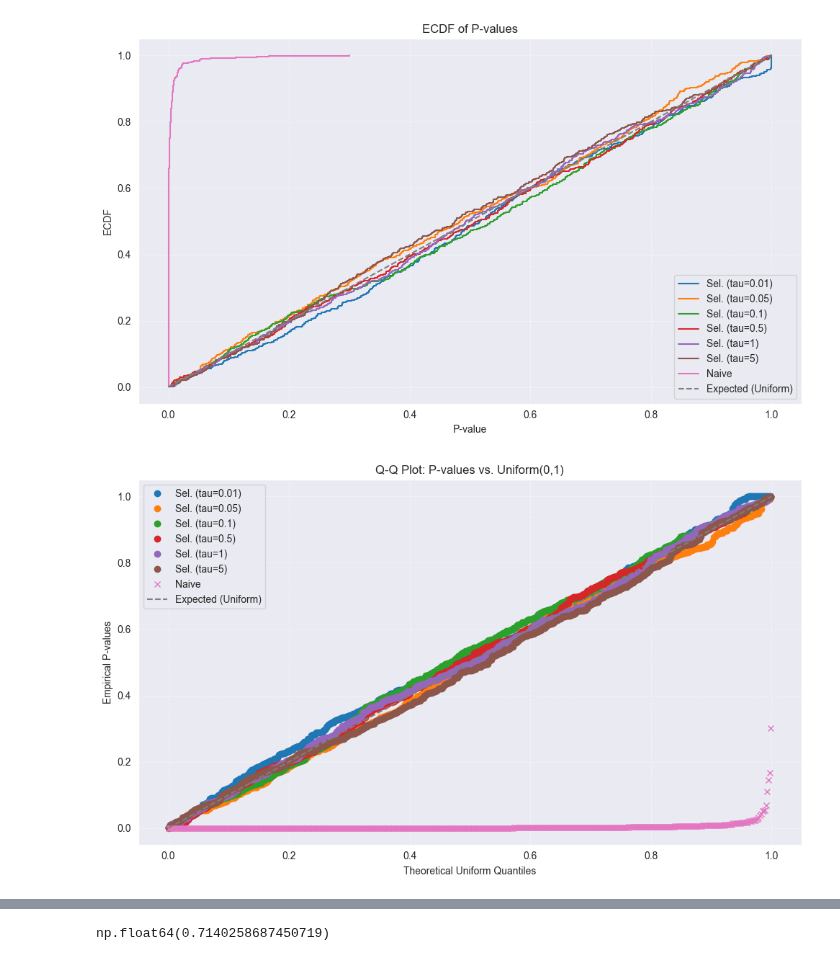
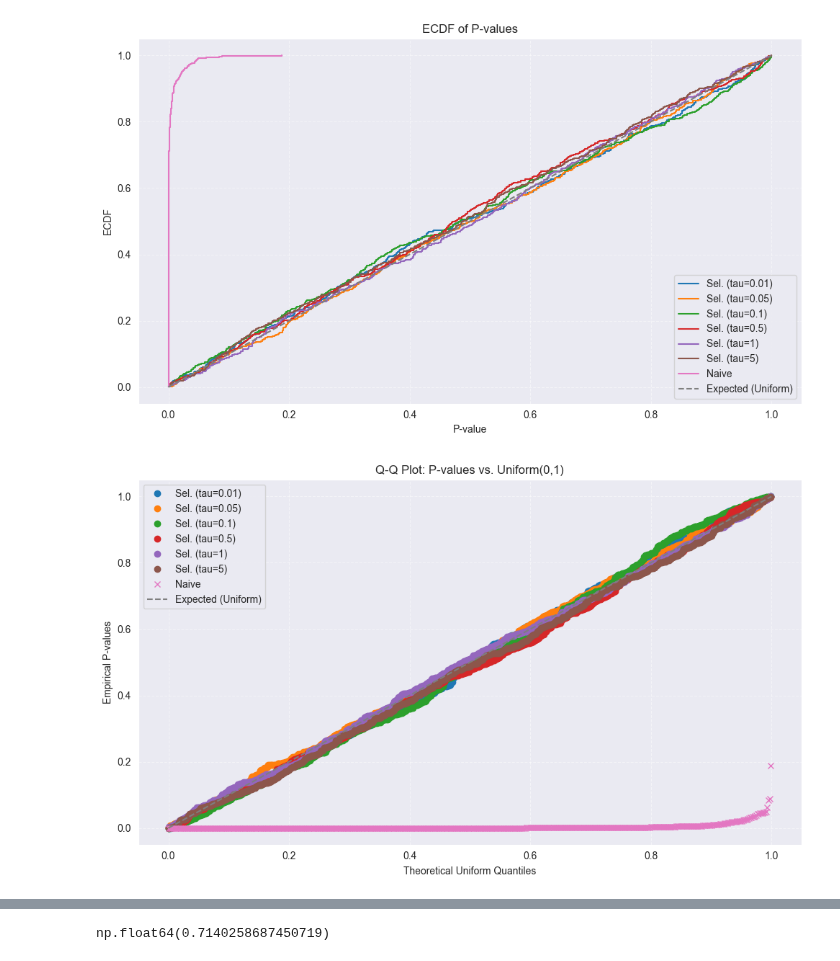
Before and after one commit to judywu4800/SI_HierarchicalClustering, a Jupyter notebook: test.ipynb, the cells around one changed output, grey strips where cells are left out. Saved outputs shown, nothing was run; the diff lists cells and outputs as text; code cells hidden in the pictures.

```diff
--- a/test.ipynb
+++ b/test.ipynb
@@ -15,10 +15,9 @@ from scipy.special import gamma
 from scipy.stats import multivariate_normal,f
 import random
 # %%
-df = pd.read_csv("/Users/judydw/Downloads/pval_data_randomized-2.csv")
+df = pd.read_csv("/Users/judydw/Downloads/pval_data_randomized.csv")
 tau_cols = [c for c in df.columns if c.startswith('tau=')]
 naive = df['naive'].dropna().to_numpy()
-# ---------- 1) 直方图 ----------
 plt.figure(figsize=(10, 6))
 for col in tau_cols:
     vals = df[col].dropna().to_numpy()
@@ -32,7 +31,6 @@ plt.title("Histogram of P-values Under the Null")
 plt.legend(); plt.grid(True, linestyle="--", alpha=0.5)
 plt.tight_layout(); plt.show()
 
-# ---------- 2) ECDF ----------
 def plot_ecdf(values, label):
     x = np.sort(values)
     y = np.arange(1, len(x) + 1) / len(x)
@@ -71,5 +69,5 @@ plt.tight_layout(); plt.show()
-[figure, old version]
+[figure, new version]
-[figure, old version]
+[figure, new version]
 # %%
 random.seed(0)
 p= 10
```
Also changed, not shown: parts of 2 cells of this notebook, 13 other files.
